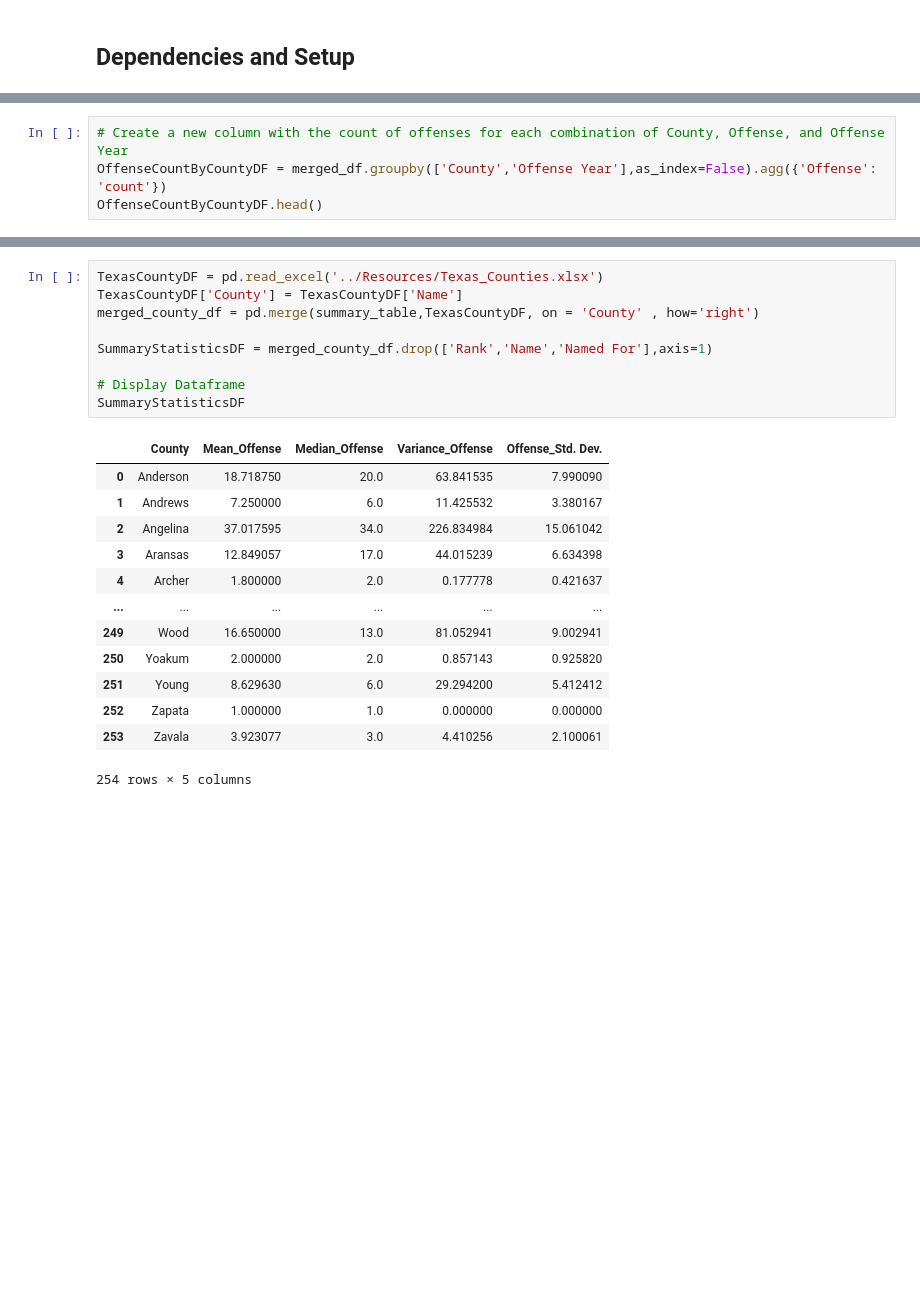
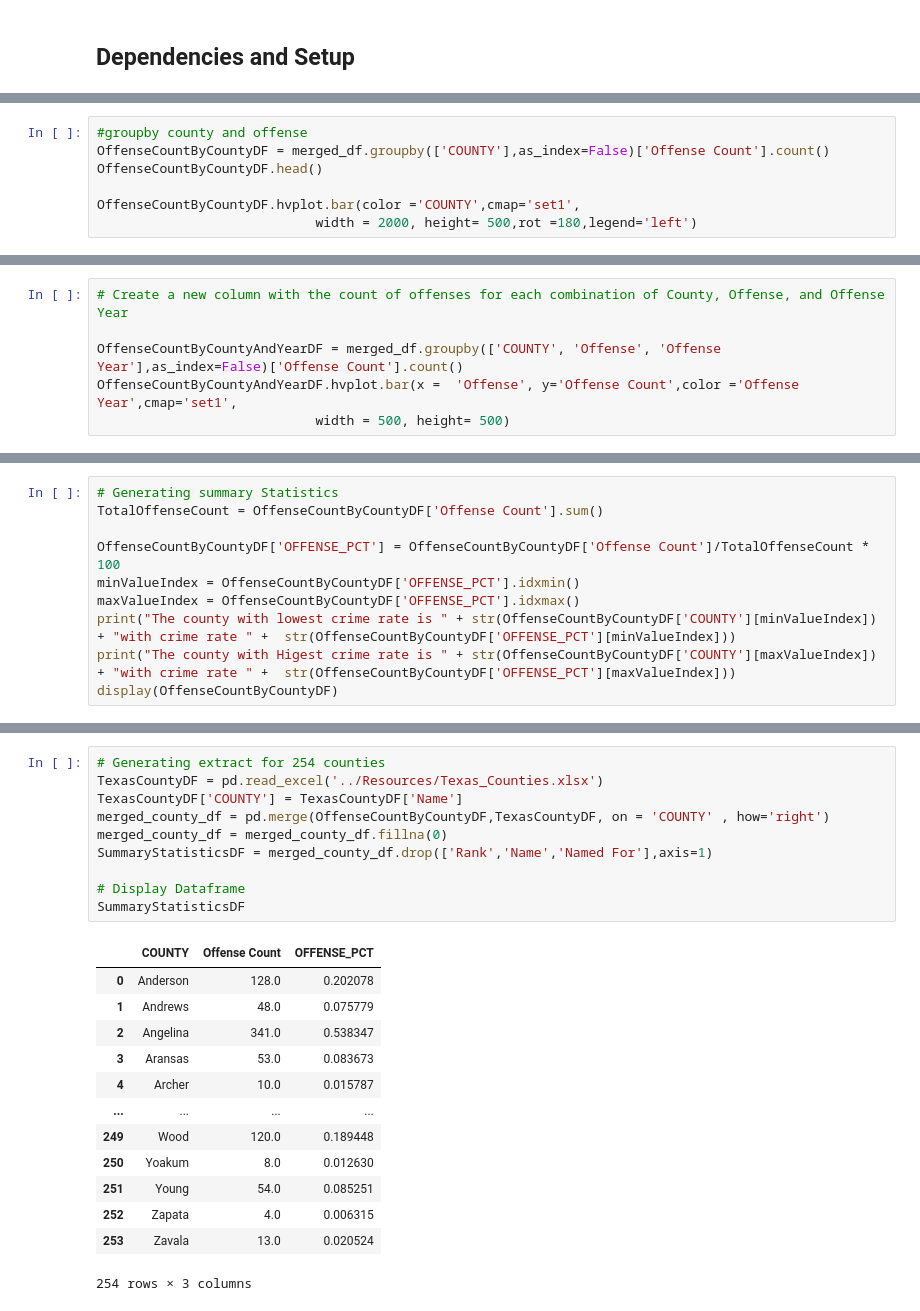
Before and after one commit to anitha0615/project_1, a Jupyter notebook: Analysis/Safety_Analysis_final.ipynb, the cells around one changed output, grey strips where cells are left out. Cells and saved outputs as stored; diff of their text form; blank space fills up the shorter version.

```diff
--- a/Analysis/Safety_Analysis_final.ipynb
+++ b/Analysis/Safety_Analysis_final.ipynb
@@ -62,0 +70,7 @@ merged_df.head()
+# %%
+#groupby county and offense
+OffenseCountByCountyDF = merged_df.groupby(['COUNTY'],as_index=False)['Offense Count'].count()
+OffenseCountByCountyDF.head()
+
+OffenseCountByCountyDF.hvplot.bar(color ='COUNTY',cmap='set1',
+                            width = 2000, height= 500,rot =180,legend='left')
@@ -63,5 +79,7 @@ merged_df.head()
 # %%
 # Create a new column with the count of offenses for each combination of County, Offense, and Offense Year
-OffenseCountByCountyDF = merged_df.groupby(['County','Offense Year'],as_index=False).agg({'Offense': 'count'})
-OffenseCountByCountyDF.head()
+
+OffenseCountByCountyAndYearDF = merged_df.groupby(['COUNTY', 'Offense', 'Offense Year'],as_index=False)['Offense Count'].count()
+OffenseCountByCountyAndYearDF.hvplot.bar(x =  'Offense', y='Offense Count',color ='Offense Year',cmap='set1',
+                            width = 500, height= 500)
 # %% [output]
@@ -124,0 +107,10 @@ ValueError: If using all scalar values, you must pass an index
+# %%
+# Generating summary Statistics
+TotalOffenseCount = OffenseCountByCountyDF['Offense Count'].sum()
+
+OffenseCountByCountyDF['OFFENSE_PCT'] = OffenseCountByCountyDF['Offense Count']/TotalOffenseCount * 100
+minValueIndex = OffenseCountByCountyDF['OFFENSE_PCT'].idxmin()
+maxValueIndex = OffenseCountByCountyDF['OFFENSE_PCT'].idxmax()
+print("The county with lowest crime rate is " + str(OffenseCountByCountyDF['COUNTY'][minValueIndex]) + "with crime rate " +  str(OffenseCountByCountyDF['OFFENSE_PCT'][minValueIndex]))
+print("The county with Higest crime rate is " + str(OffenseCountByCountyDF['COUNTY'][maxValueIndex]) + "with crime rate " +  str(OffenseCountByCountyDF['OFFENSE_PCT'][maxValueIndex]))
+display(OffenseCountByCountyDF)
@@ -125,23 +133,24 @@ ValueError: If using all scalar values, you must pass an index
 # %%
+# Generating extract for 254 counties
 TexasCountyDF = pd.read_excel('../Resources/Texas_Counties.xlsx')
-TexasCountyDF['County'] = TexasCountyDF['Name']
-merged_county_df = pd.merge(summary_table,TexasCountyDF, on = 'County' , how='right')
-
+TexasCountyDF['COUNTY'] = TexasCountyDF['Name']
+merged_county_df = pd.merge(OffenseCountByCountyDF,TexasCountyDF, on = 'COUNTY' , how='right')
+merged_county_df = merged_county_df.fillna(0)
 SummaryStatisticsDF = merged_county_df.drop(['Rank','Name','Named For'],axis=1)
 
 # Display Dataframe
 SummaryStatisticsDF
 # %% [output]
-|  | County | Mean_Offense | Median_Offense | Variance_Offense | Offense_Std. Dev. |
-| 0 | Anderson | 18.718750 | 20.0 | 63.841535 | 7.990090 |
-| 1 | Andrews | 7.250000 | 6.0 | 11.425532 | 3.380167 |
-| 2 | Angelina | 37.017595 | 34.0 | 226.834984 | 15.061042 |
-| 3 | Aransas | 12.849057 | 17.0 | 44.015239 | 6.634398 |
-| 4 | Archer | 1.800000 | 2.0 | 0.177778 | 0.421637 |
-| ... | ... | ... | ... | ... | ... |
-| 249 | Wood | 16.650000 | 13.0 | 81.052941 | 9.002941 |
-| 250 | Yoakum | 2.000000 | 2.0 | 0.857143 | 0.925820 |
-| 251 | Young | 8.629630 | 6.0 | 29.294200 | 5.412412 |
-| 252 | Zapata | 1.000000 | 1.0 | 0.000000 | 0.000000 |
-| 253 | Zavala | 3.923077 | 3.0 | 4.410256 | 2.100061 |
+|  | COUNTY | Offense Count | OFFENSE_PCT |
+| 0 | Anderson | 128.0 | 0.202078 |
+| 1 | Andrews | 48.0 | 0.075779 |
+| 2 | Angelina | 341.0 | 0.538347 |
+| 3 | Aransas | 53.0 | 0.083673 |
+| 4 | Archer | 10.0 | 0.015787 |
+| ... | ... | ... | ... |
+| 249 | Wood | 120.0 | 0.189448 |
+| 250 | Yoakum | 8.0 | 0.012630 |
+| 251 | Young | 54.0 | 0.085251 |
+| 252 | Zapata | 4.0 | 0.006315 |
+| 253 | Zavala | 13.0 | 0.020524 |
-254 rows × 5 columns
+254 rows × 3 columns
```
Also changed, not shown: parts of 17 cells of this notebook.
